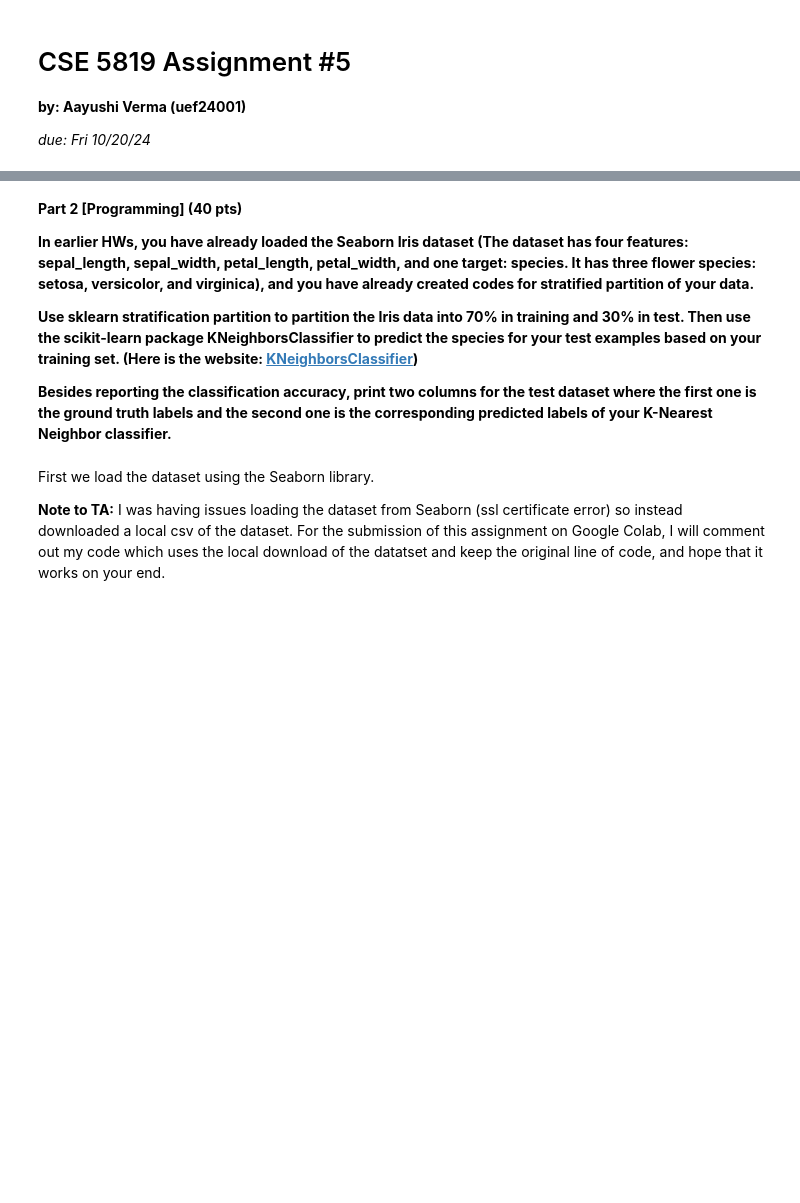
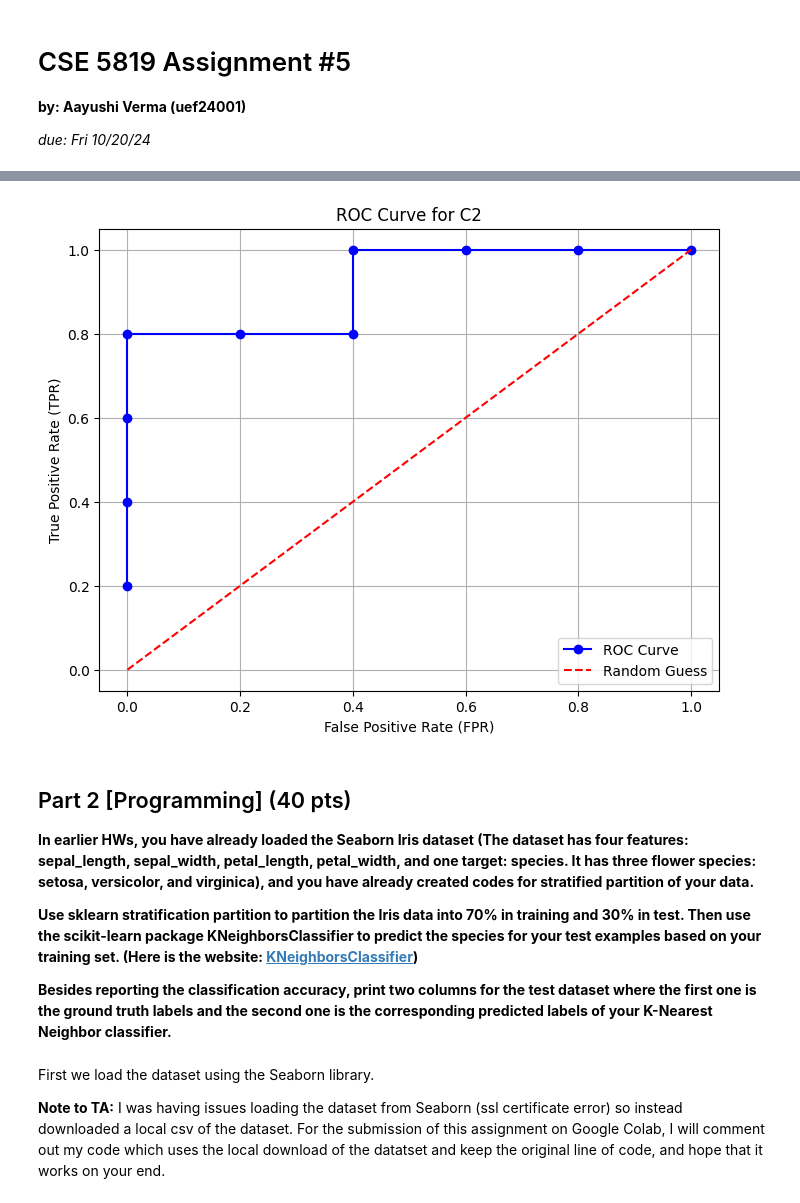
Before and after one commit to awesomecosmos/cse5819-intro-to-ml, a Jupyter notebook: Assignments/Assignment 5/assignment5_coding.ipynb, the cells around one changed output, grey strips where cells are left out. Drawn from its saved outputs; the diff is of its cells as text; code cells hidden in the pictures; blank space fills up the shorter version.

```diff
--- a/Assignments/Assignment 5/assignment5_coding.ipynb
+++ b/Assignments/Assignment 5/assignment5_coding.ipynb
@@ -7,5 +95,10 @@
+# %%
+c2_fpr_list, c2_tpr_list = calculate_roc_curve(c2, y)
+plot_roc_curve(c2_fpr_list, c2_tpr_list, 'C2')
+# %% [output]
+[figure, added]
 # %% [markdown]
-**Part 2 [Programming] (40 pts)**
+## Part 2 [Programming] (40 pts)
 
 **In earlier HWs, you have already loaded the Seaborn Iris dataset (The dataset has four features: sepal_length, sepal_width, petal_length, petal_width, and one target: species. It has three flower species: setosa, versicolor, and virginica), and you have already created codes for stratified partition of your data.**
 
```
Also changed, not shown: parts of 9 cells of this notebook.
